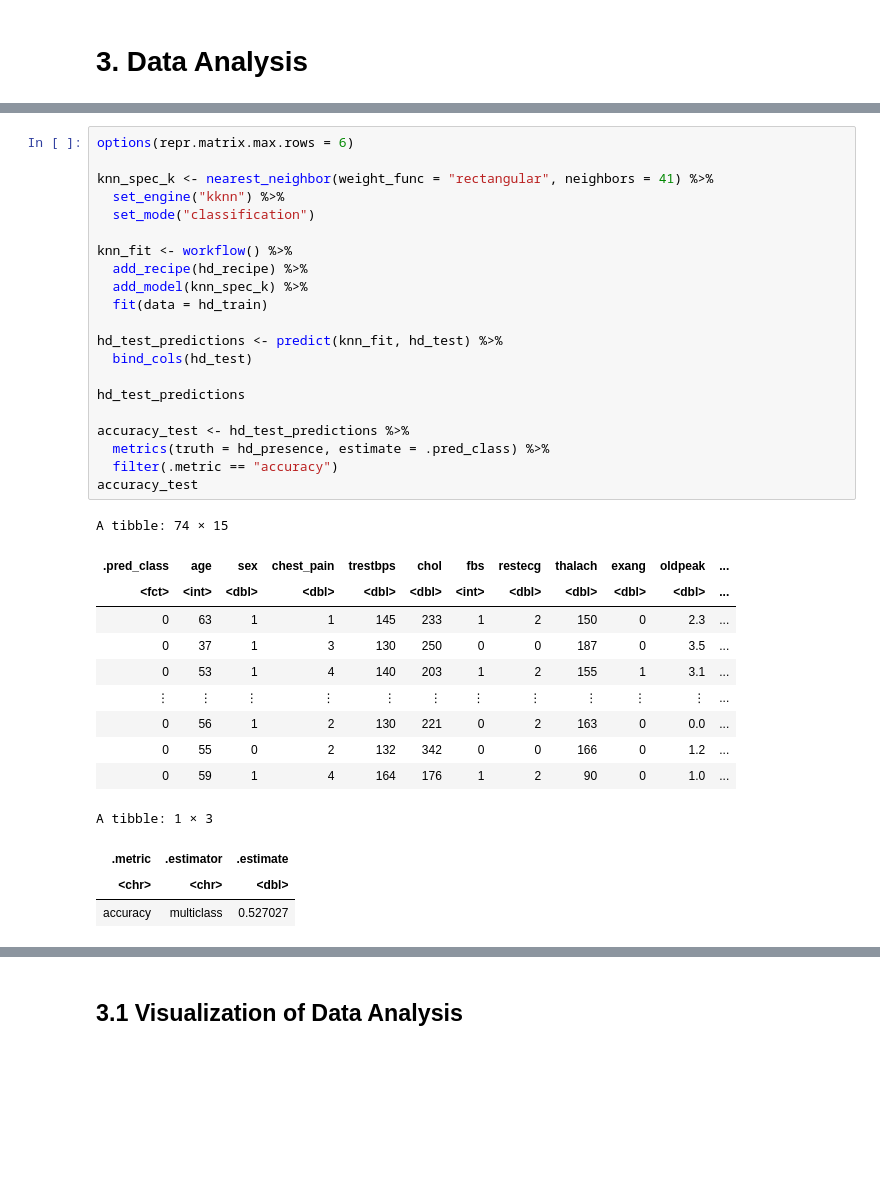
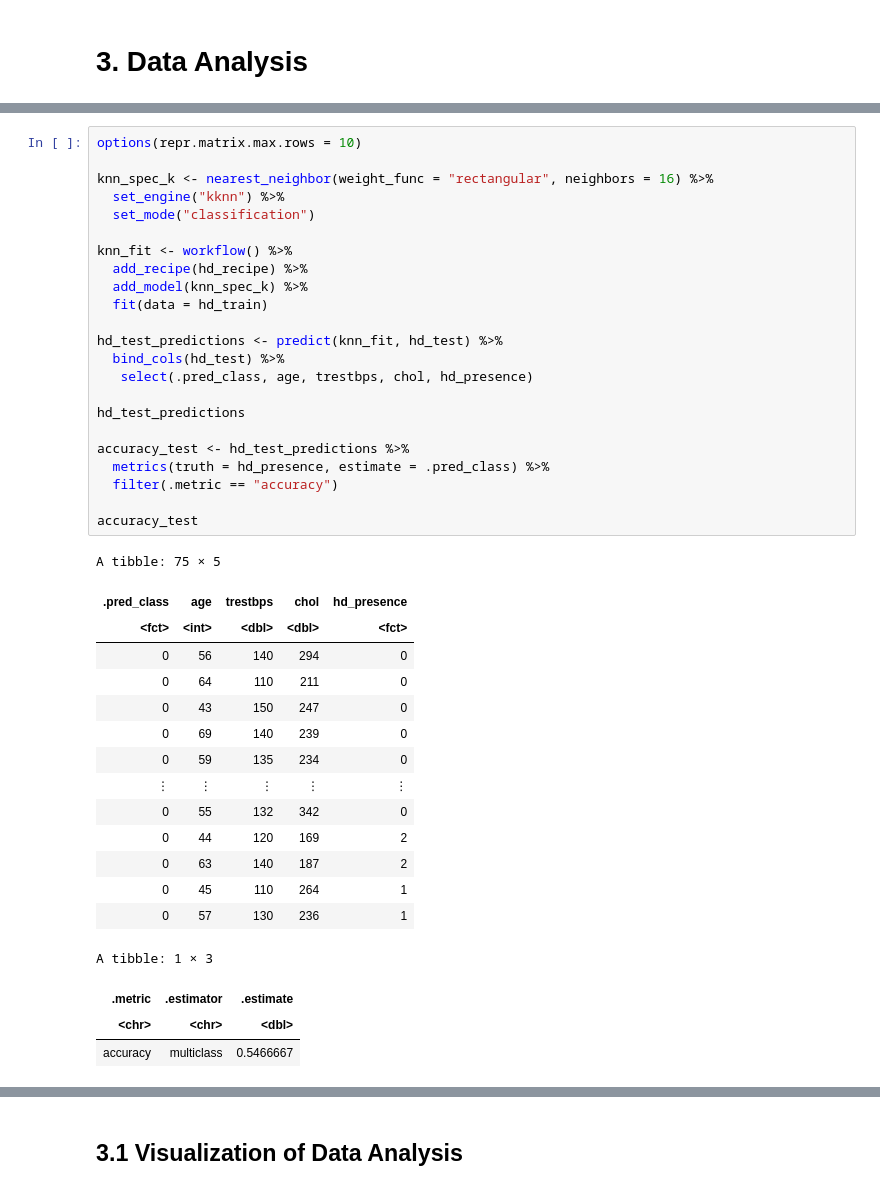
Before and after one commit to chinweeze/pass-this-class, a Jupyter notebook: Group_Project_Report.ipynb, the cells around one changed output, grey strips where cells are left out. Drawn from its saved outputs; the diff is of its cells as text; blank space fills up the shorter version.

```diff
--- a/Group_Project_Report.ipynb
+++ b/Group_Project_Report.ipynb
@@ -380,36 +367,42 @@ accuracy_vs_k
 # %%
-options(repr.matrix.max.rows = 6)
+options(repr.matrix.max.rows = 10)
 
-knn_spec_k <- nearest_neighbor(weight_func = "rectangular", neighbors = 41) %>%
+knn_spec_k <- nearest_neighbor(weight_func = "rectangular", neighbors = 16) %>%
   set_engine("kknn") %>%
   set_mode("classification")
 
 knn_fit <- workflow() %>%
   add_recipe(hd_recipe) %>%
   add_model(knn_spec_k) %>%
   fit(data = hd_train)
 
 hd_test_predictions <- predict(knn_fit, hd_test) %>%
-  bind_cols(hd_test)
+  bind_cols(hd_test) %>%
+   select(.pred_class, age, trestbps, chol, hd_presence)
 
 hd_test_predictions
 
 accuracy_test <- hd_test_predictions %>%
   metrics(truth = hd_presence, estimate = .pred_class) %>%
   filter(.metric == "accuracy")
+
 accuracy_test
 # %% [output]
-A tibble: 74 × 15
+A tibble: 75 × 5
-| .pred_class | age | sex | chest_pain | trestbps | chol | fbs | restecg | thalach | exang | oldpeak | ... |
-| <fct> | <int> | <dbl> | <dbl> | <dbl> | <dbl> | <int> | <dbl> | <dbl> | <dbl> | <dbl> | ... |
-| 0 | 63 | 1 | 1 | 145 | 233 | 1 | 2 | 150 | 0 | 2.3 | ... |
-| 0 | 37 | 1 | 3 | 130 | 250 | 0 | 0 | 187 | 0 | 3.5 | ... |
-| 0 | 53 | 1 | 4 | 140 | 203 | 1 | 2 | 155 | 1 | 3.1 | ... |
-| ⋮ | ⋮ | ⋮ | ⋮ | ⋮ | ⋮ | ⋮ | ⋮ | ⋮ | ⋮ | ⋮ | ... |
-| 0 | 56 | 1 | 2 | 130 | 221 | 0 | 2 | 163 | 0 | 0.0 | ... |
-| 0 | 55 | 0 | 2 | 132 | 342 | 0 | 0 | 166 | 0 | 1.2 | ... |
-| 0 | 59 | 1 | 4 | 164 | 176 | 1 | 2 | 90 | 0 | 1.0 | ... |
+| .pred_class | age | trestbps | chol | hd_presence |
+| <fct> | <int> | <dbl> | <dbl> | <fct> |
+| 0 | 56 | 140 | 294 | 0 |
+| 0 | 64 | 110 | 211 | 0 |
+| 0 | 43 | 150 | 247 | 0 |
+| 0 | 69 | 140 | 239 | 0 |
+| 0 | 59 | 135 | 234 | 0 |
+| ⋮ | ⋮ | ⋮ | ⋮ | ⋮ |
+| 0 | 55 | 132 | 342 | 0 |
+| 0 | 44 | 120 | 169 | 2 |
+| 0 | 63 | 140 | 187 | 2 |
+| 0 | 45 | 110 | 264 | 1 |
+| 0 | 57 | 130 | 236 | 1 |
 A tibble: 1 × 3
 | .metric | .estimator | .estimate |
 | <chr> | <chr> | <dbl> |
-| accuracy | multiclass | 0.527027 |
+| accuracy | multiclass | 0.5466667 |
```
Also changed, not shown: parts of 32 cells of this notebook.
